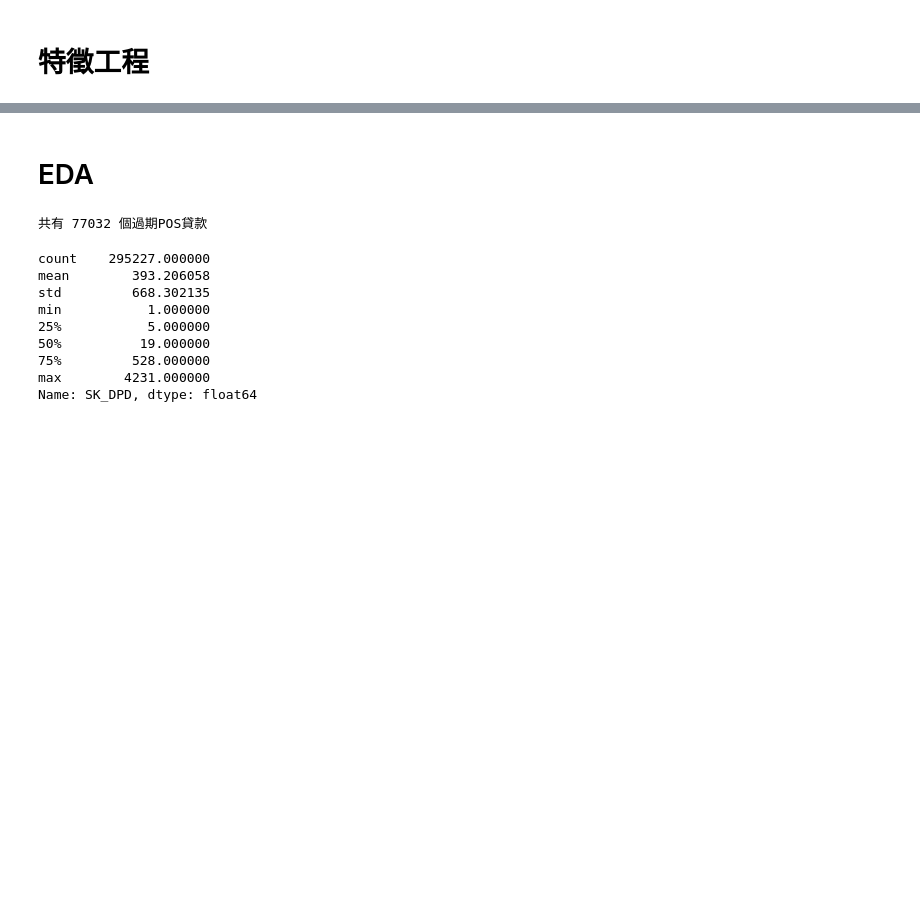
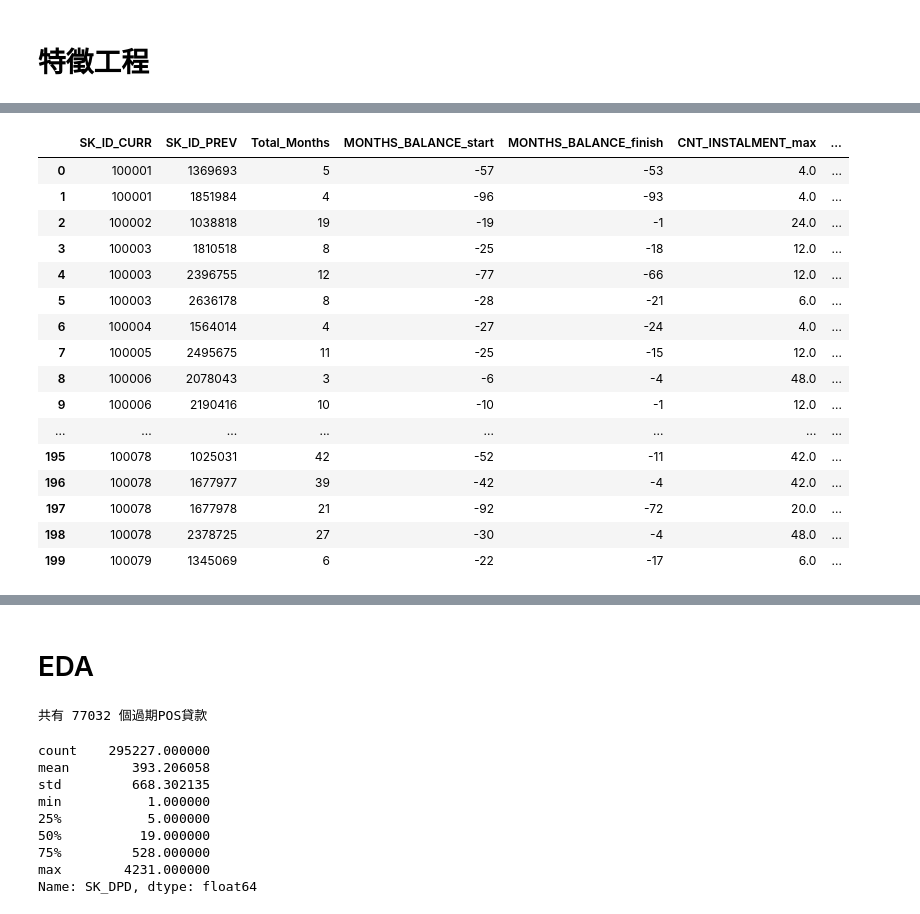
Before and after one commit to stansuo/BDSE12-Group3, a Jupyter notebook: notebooks/homecdt_fteng/Aiyd_POS_CASH_balance_EDA.ipynb, the cells around one changed output, grey strips where cells are left out. Cells and saved outputs as stored; diff of their text form; code cells hidden in the pictures; blank space fills up the shorter version.

```diff
--- a/notebooks/homecdt_fteng/Aiyd_POS_CASH_balance_EDA.ipynb
+++ b/notebooks/homecdt_fteng/Aiyd_POS_CASH_balance_EDA.ipynb
@@ -160,15 +208,0 @@ data['delay_high']=(data['SK_DPD']>100).replace(True,1) # 太過分的人
-# %%
-# 創造新的欄位
-data_1 = pd.DataFrame(data.groupby(['SK_ID_CURR',
-                                   'SK_ID_PREV',]).agg({'MONTHS_BALANCE':'count',
-                                                           'delay':'mean',
-                                                           'delay_high':'mean'}))
-# 做更名
-data_1.rename(columns={'MONTHS_BALANCE':'Total_Months',
-                      'delay':"Delay_Rate",
-                      'delay_high':'Delay_Rate(High)'},inplace=True)
-# 重新排列
-data_1.reset_index(level=('SK_ID_CURR',
-                          'SK_ID_PREV'),inplace=True)
-
-# Total_Months 總還款期數 、 Delay_Rate 遲繳比例(ex 共四期 有一期遲繳就是1/4) 、 Delay_Rate(High) 遲繳比例 針對遲繳天數多的(>100)
@@ -249,0 +212,22 @@ data[data['CNT_INSTALMENT_FUTURE']==0]
+# %%
+pd.set_option("display.max_rows",None)
+pd.set_option("display.max_columns",None)
+data_1.head(200)
+# %% [output]
+|  | SK_ID_CURR | SK_ID_PREV | Total_Months | MONTHS_BALANCE_start | MONTHS_BALANCE_finish | CNT_INSTALMENT_max | ... |
+| 0 | 100001 | 1369693 | 5 | -57 | -53 | 4.0 | ... |
+| 1 | 100001 | 1851984 | 4 | -96 | -93 | 4.0 | ... |
+| 2 | 100002 | 1038818 | 19 | -19 | -1 | 24.0 | ... |
+| 3 | 100003 | 1810518 | 8 | -25 | -18 | 12.0 | ... |
+| 4 | 100003 | 2396755 | 12 | -77 | -66 | 12.0 | ... |
+| 5 | 100003 | 2636178 | 8 | -28 | -21 | 6.0 | ... |
+| 6 | 100004 | 1564014 | 4 | -27 | -24 | 4.0 | ... |
+| 7 | 100005 | 2495675 | 11 | -25 | -15 | 12.0 | ... |
+| 8 | 100006 | 2078043 | 3 | -6 | -4 | 48.0 | ... |
+| 9 | 100006 | 2190416 | 10 | -10 | -1 | 12.0 | ... |
+| ... | ... | ... | ... | ... | ... | ... | ... |
+| 195 | 100078 | 1025031 | 42 | -52 | -11 | 42.0 | ... |
+| 196 | 100078 | 1677977 | 39 | -42 | -4 | 42.0 | ... |
+| 197 | 100078 | 1677978 | 21 | -92 | -72 | 20.0 | ... |
+| 198 | 100078 | 2378725 | 27 | -30 | -4 | 48.0 | ... |
+| 199 | 100079 | 1345069 | 6 | -22 | -17 | 6.0 | ... |
```
Also changed, not shown: parts of 21 cells of this notebook.
